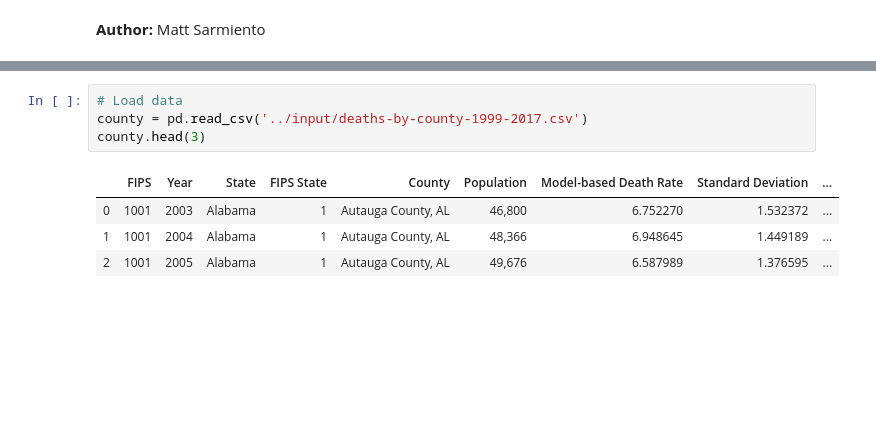
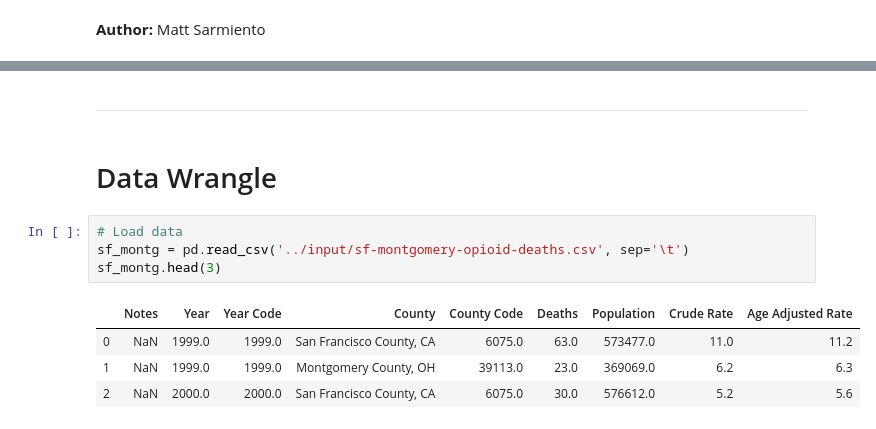
Before and after one commit to nithish08/opioids, a Jupyter notebook: src/MS-tale-of-two-counties.ipynb, the cells around one changed output, grey strips where cells are left out. Cells and saved outputs as stored; diff of their text form; blank space fills up the shorter version.

```diff
--- a/src/MS-tale-of-two-counties.ipynb
+++ b/src/MS-tale-of-two-counties.ipynb
@@ -15,9 +31,13 @@ Let's look for trends in the county data for overdoses from 1999-2017. Specifica
+# %% [markdown]
+-------------------
+# %% [markdown]
+# Data Wrangle
 # %%
 # Load data
-county = pd.read_csv('../input/deaths-by-county-1999-2017.csv')
-county.head(3)
+sf_montg = pd.read_csv('../input/sf-montgomery-opioid-deaths.csv', sep='\t')
+sf_montg.head(3)
 # %% [output]
-|  | FIPS | Year | State | FIPS State | County | Population | Model-based Death Rate | Standard Deviation | ... |
-| 0 | 1001 | 2003 | Alabama | 1 | Autauga County, AL | 46,800 | 6.752270 | 1.532372 | ... |
-| 1 | 1001 | 2004 | Alabama | 1 | Autauga County, AL | 48,366 | 6.948645 | 1.449189 | ... |
-| 2 | 1001 | 2005 | Alabama | 1 | Autauga County, AL | 49,676 | 6.587989 | 1.376595 | ... |
+|  | Notes | Year | Year Code | County | County Code | Deaths | Population | Crude Rate | Age Adjusted Rate |
+| 0 | NaN | 1999.0 | 1999.0 | San Francisco County, CA | 6075.0 | 63.0 | 573477.0 | 11.0 | 11.2 |
+| 1 | NaN | 1999.0 | 1999.0 | Montgomery County, OH | 39113.0 | 23.0 | 369069.0 | 6.2 | 6.3 |
+| 2 | NaN | 2000.0 | 2000.0 | San Francisco County, CA | 6075.0 | 30.0 | 576612.0 | 5.2 | 5.6 |
```
Also changed, not shown: parts of 17 cells of this notebook, 13 other files.
